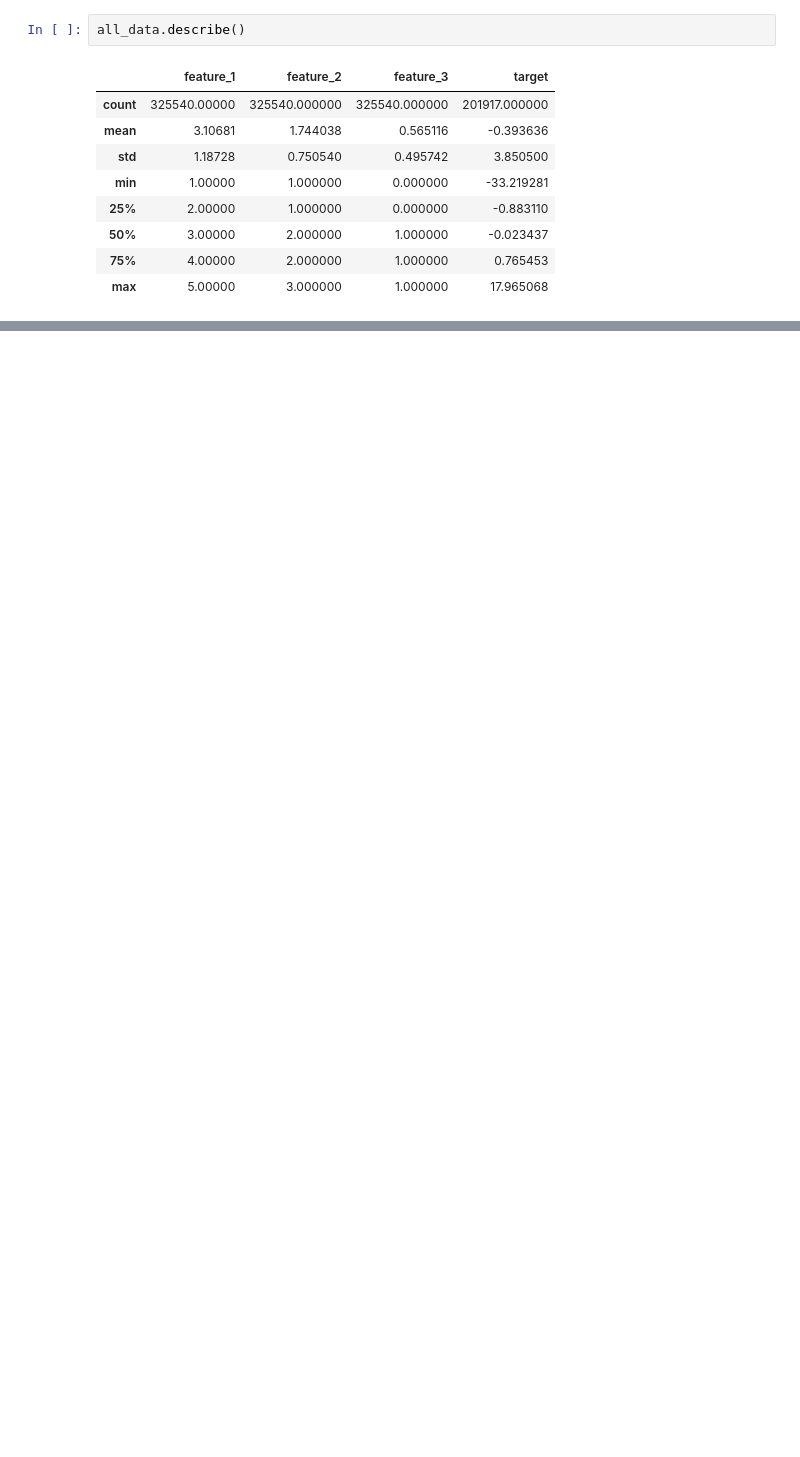
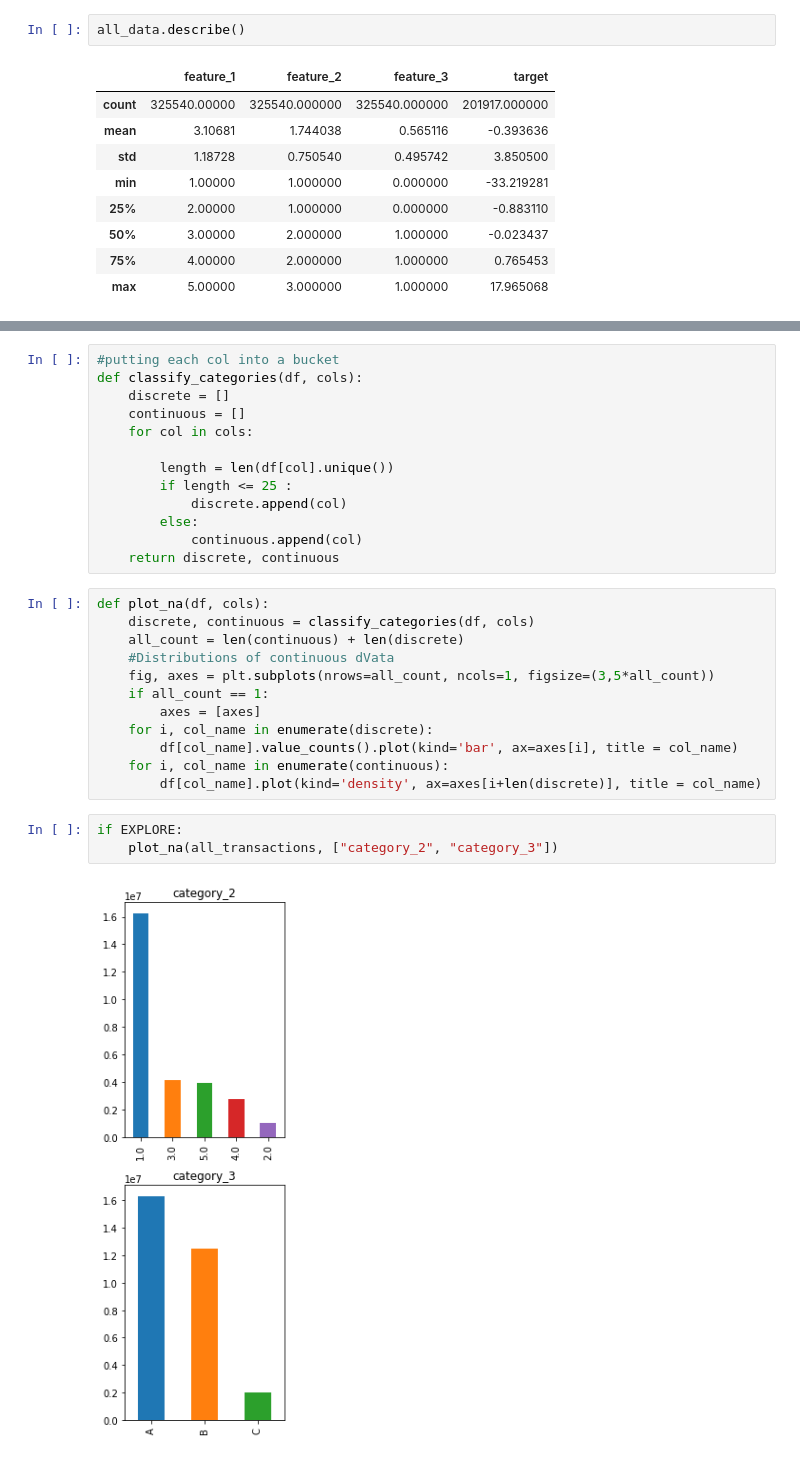
Before and after one commit to pengnam/kaggle-elomerchant, a Jupyter notebook: submissions/EloMerchant.ipynb, the cells around one changed output, grey strips where cells are left out. Saved outputs shown, nothing was run; the diff lists cells and outputs as text; blank space fills up the shorter version.

```diff
--- a/submissions/EloMerchant.ipynb
+++ b/submissions/EloMerchant.ipynb
@@ -138,0 +130,30 @@ count_nulls([all_data, all_transactions, merchants])
+# %%
+#putting each col into a bucket
+def classify_categories(df, cols):
+    discrete = []
+    continuous = []
+    for col in cols:
+
+        length = len(df[col].unique())
+        if length <= 25 :
+            discrete.append(col)
+        else:
+            continuous.append(col)
+    return discrete, continuous
+# %%
+def plot_na(df, cols):
+    discrete, continuous = classify_categories(df, cols)
+    all_count = len(continuous) + len(discrete)
+    #Distributions of continuous dVata
+    fig, axes = plt.subplots(nrows=all_count, ncols=1, figsize=(3,5*all_count))
+    if all_count == 1:
+        axes = [axes]
+    for i, col_name in enumerate(discrete):
+        df[col_name].value_counts().plot(kind='bar', ax=axes[i], title = col_name)
+    for i, col_name in enumerate(continuous):
+        df[col_name].plot(kind='density', ax=axes[i+len(discrete)], title = col_name)
+# %%
+if EXPLORE:
+    plot_na(all_transactions, ["category_2", "category_3"])
+# %% [output]
+[figure, added]
```
Also changed, not shown: parts of 40 cells of this notebook.
